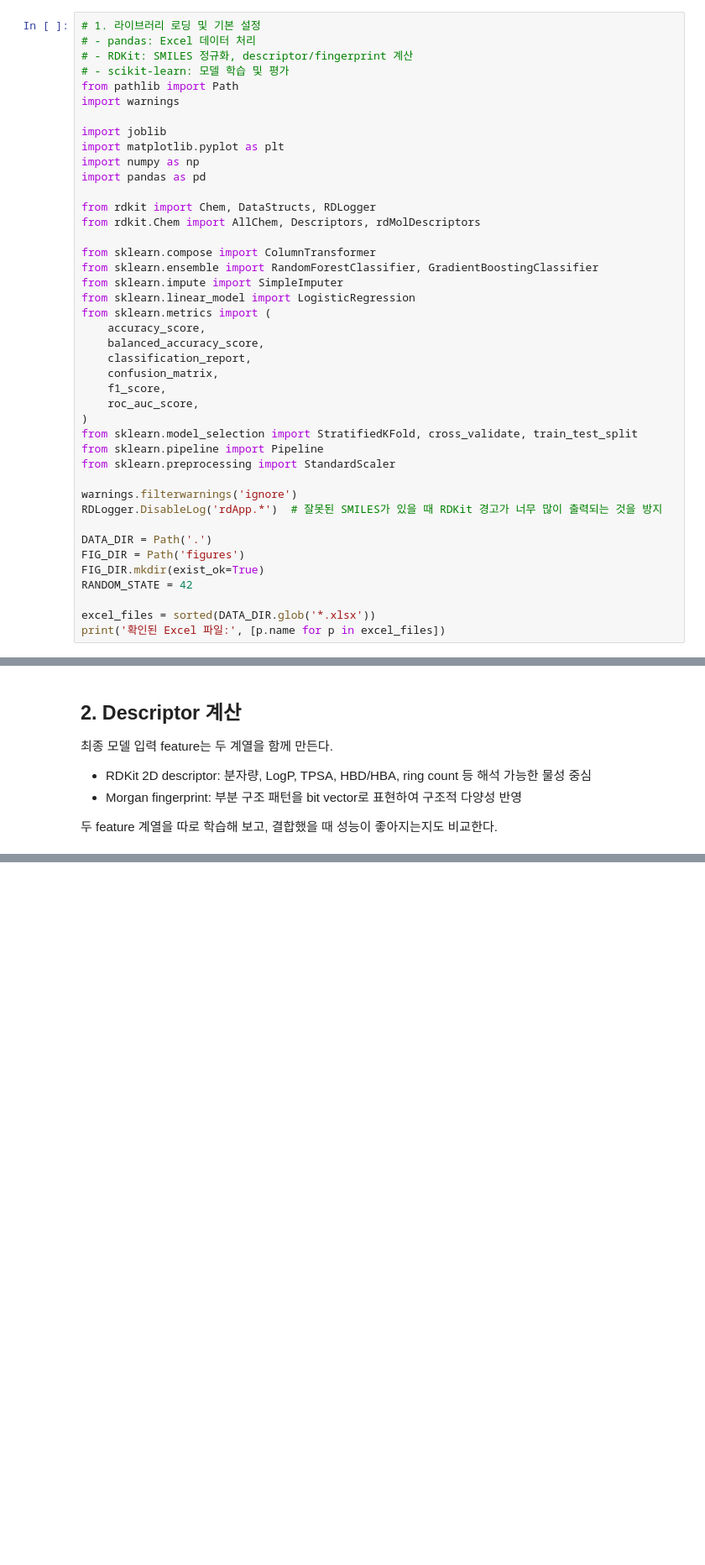
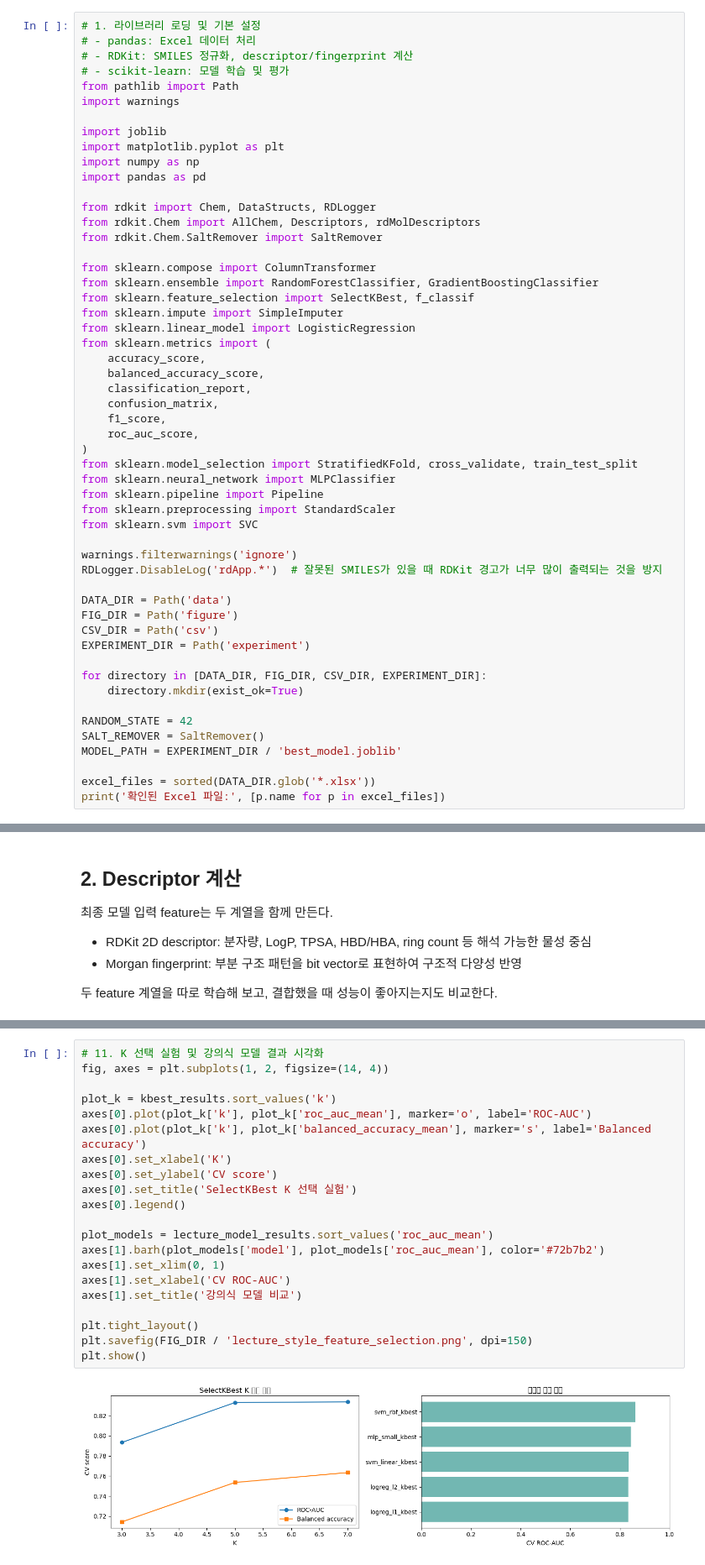
Before and after one commit to hex-public/DSWU_ML_2026, a Jupyter notebook: template1_data_pipeline-Copy1.ipynb, the cells around one changed output, grey strips where cells are left out. Shown at 84% size. Cells and saved outputs as stored; diff of their text form; blank space fills up the shorter version.

```diff
--- a/template1_data_pipeline-Copy1.ipynb
+++ b/template1_data_pipeline-Copy1.ipynb
@@ -43,9 +43,11 @@ import pandas as pd
 
 from rdkit import Chem, DataStructs, RDLogger
 from rdkit.Chem import AllChem, Descriptors, rdMolDescriptors
+from rdkit.Chem.SaltRemover import SaltRemover
 
 from sklearn.compose import ColumnTransformer
 from sklearn.ensemble import RandomForestClassifier, GradientBoostingClassifier
+from sklearn.feature_selection import SelectKBest, f_classif
 from sklearn.impute import SimpleImputer
 from sklearn.linear_model import LogisticRegression
 from sklearn.metrics import (
@@ -57,16 +59,25 @@ from sklearn.metrics import (
     roc_auc_score,
 )
 from sklearn.model_selection import StratifiedKFold, cross_validate, train_test_split
+from sklearn.neural_network import MLPClassifier
 from sklearn.pipeline import Pipeline
 from sklearn.preprocessing import StandardScaler
+from sklearn.svm import SVC
 
 warnings.filterwarnings('ignore')
 RDLogger.DisableLog('rdApp.*')  # 잘못된 SMILES가 있을 때 RDKit 경고가 너무 많이 출력되는 것을 방지
 
-DATA_DIR = Path('.')
-FIG_DIR = Path('figures')
-FIG_DIR.mkdir(exist_ok=True)
+DATA_DIR = Path('data')
+FIG_DIR = Path('figure')
+CSV_DIR = Path('csv')
+EXPERIMENT_DIR = Path('experiment')
+
+for directory in [DATA_DIR, FIG_DIR, CSV_DIR, EXPERIMENT_DIR]:
+    directory.mkdir(exist_ok=True)
+
 RANDOM_STATE = 42
+SALT_REMOVER = SaltRemover()
+MODEL_PATH = EXPERIMENT_DIR / 'best_model.joblib'
 
 excel_files = sorted(DATA_DIR.glob('*.xlsx'))
 print('확인된 Excel 파일:', [p.name for p in excel_files])
@@ -390,3 +603,26 @@ plt.show()
+# %%
+# 11. K 선택 실험 및 강의식 모델 결과 시각화
+fig, axes = plt.subplots(1, 2, figsize=(14, 4))
+
+plot_k = kbest_results.sort_values('k')
+axes[0].plot(plot_k['k'], plot_k['roc_auc_mean'], marker='o', label='ROC-AUC')
+axes[0].plot(plot_k['k'], plot_k['balanced_accuracy_mean'], marker='s', label='Balanced accuracy')
+axes[0].set_xlabel('K')
+axes[0].set_ylabel('CV score')
+axes[0].set_title('SelectKBest K 선택 실험')
+axes[0].legend()
+
+plot_models = lecture_model_results.sort_values('roc_auc_mean')
+axes[1].barh(plot_models['model'], plot_models['roc_auc_mean'], color='#72b7b2')
+axes[1].set_xlim(0, 1)
+axes[1].set_xlabel('CV ROC-AUC')
+axes[1].set_title('강의식 모델 비교')
+
+plt.tight_layout()
+plt.savefig(FIG_DIR / 'lecture_style_feature_selection.png', dpi=150)
+plt.show()
+# %% [output]
+[figure, added]
 # %% [markdown]
 ## 3. 모델 개발 및 feature 선정 실험
 
```
Also changed, not shown: parts of 17 cells of this notebook, 15 other files.
